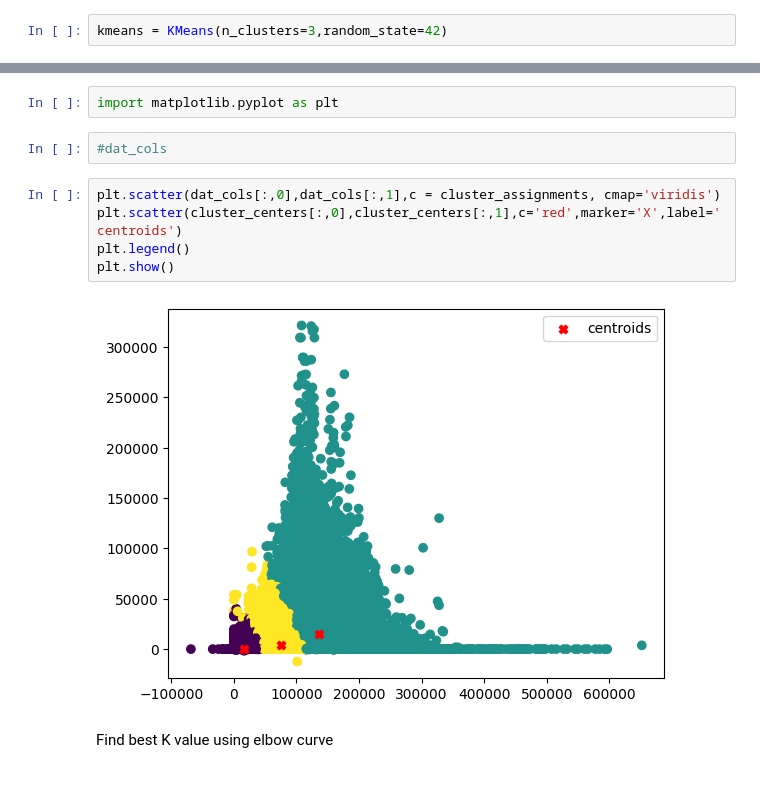
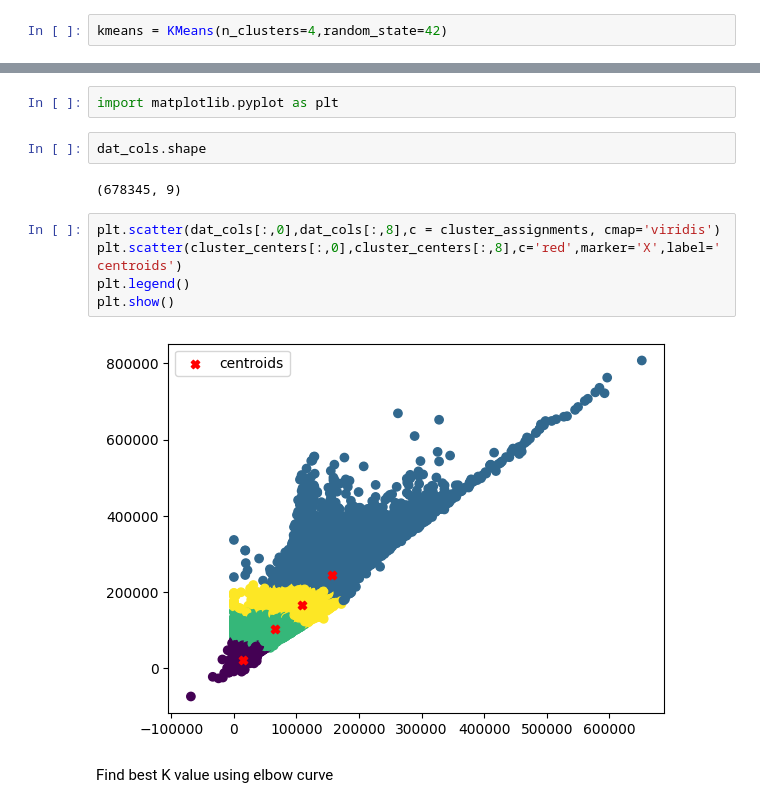
Before and after one commit to kigit2017/Clustering, a Jupyter notebook: SFOEmployees_Kmeans.ipynb, the cells around one changed output, grey strips where cells are left out. Saved outputs shown, nothing was run; the diff lists cells and outputs as text.

```diff
--- a/SFOEmployees_Kmeans.ipynb
+++ b/SFOEmployees_Kmeans.ipynb
@@ -93,7 +95,7 @@ dat_cols=data_num.columns
 # %%
 dat_cols= data_num[:].values
 # %%
-kmeans = KMeans(n_clusters=3,random_state=42)
+kmeans = KMeans(n_clusters=4,random_state=42)
 # %%
 kmeans.fit(dat_cols)
 # %% [output]
@@ -104,15 +106,17 @@ cluster_assignments = kmeans.labels_
 #k =kmeans.inertia_
 # %%
 import matplotlib.pyplot as plt
-# %%
-#dat_cols
+# %%
+dat_cols.shape
+# %% [output]
+(678345, 9)
 # %%
-plt.scatter(dat_cols[:,0],dat_cols[:,1],c = cluster_assignments, cmap='viridis')
-plt.scatter(cluster_centers[:,0],cluster_centers[:,1],c='red',marker='X',label='centroids')
+plt.scatter(dat_cols[:,0],dat_cols[:,8],c = cluster_assignments, cmap='viridis')
+plt.scatter(cluster_centers[:,0],cluster_centers[:,8],c='red',marker='X',label='centroids')
 plt.legend()
 plt.show()
 # %% [output]
-[figure, old version]
+[figure, new version]
 # %% [markdown]
 Find best K value using elbow curve
 # %%
```
Also changed, not shown: parts of 2 cells of this notebook.
